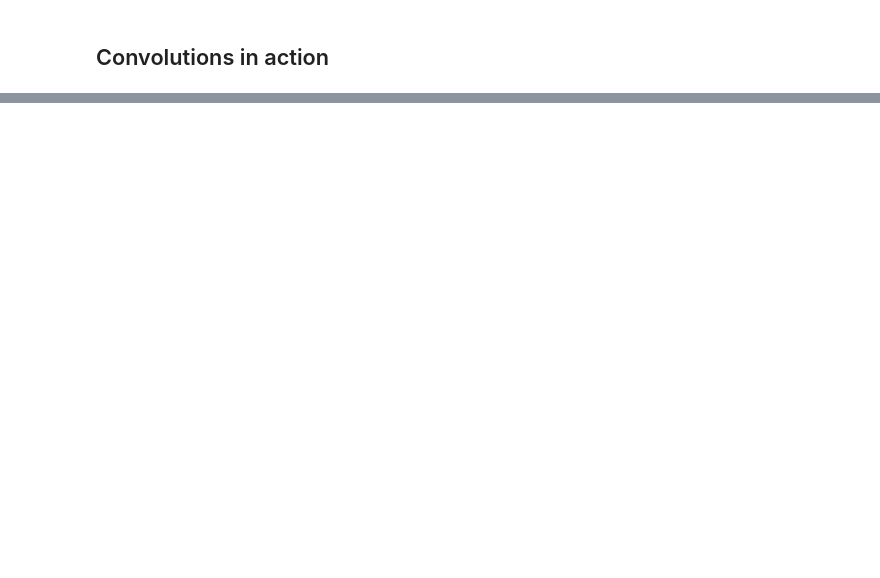
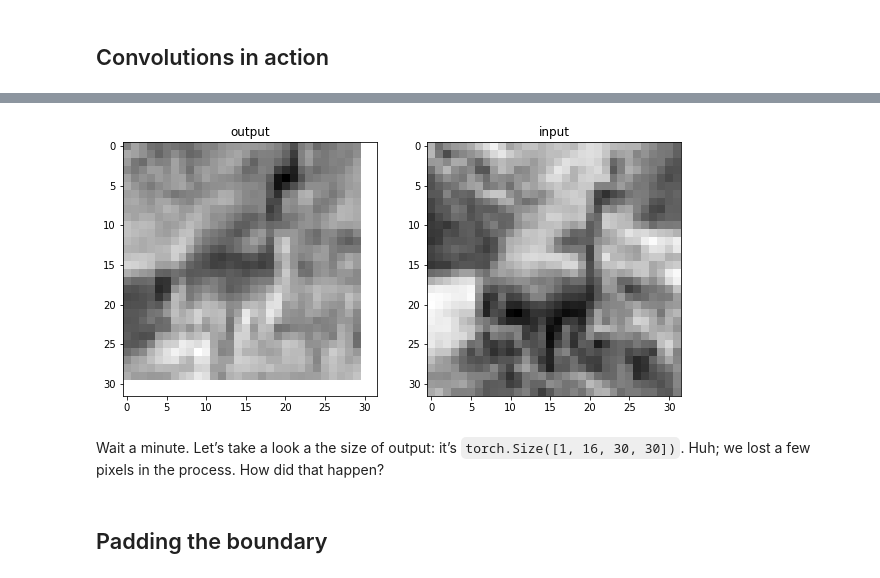
Before and after one commit to rahiakela/deep-learning-with-pytorch, a Jupyter notebook: 8-using-convolutions-to-generalize/1_convolutions_in_action.ipynb, the cells around one changed output, grey strips where cells are left out. Drawn from its saved outputs; the diff is of its cells as text; code cells hidden in the pictures; blank space fills up the shorter version.

```diff
--- a/8-using-convolutions-to-generalize/1_convolutions_in_action.ipynb
+++ b/8-using-convolutions-to-generalize/1_convolutions_in_action.ipynb
@@ -153,0 +200,16 @@ The key insight underlying the third point is that, with a convolution layer, th
+# %%
+plt.figure(figsize=(10, 4.8))
+ax1 = plt.subplot(1, 2, 1)
+plt.title('output')
+plt.imshow(output[0, 0].detach(), cmap='gray')
+plt.subplot(1, 2, 2, sharex=ax1, sharey=ax1)
+plt.imshow(img.mean(0), cmap='gray')
+plt.title('input')
+
+plt.show()
+# %% [output]
+[figure, added]
+# %% [markdown]
+Wait a minute. Let’s take a look a the size of output: it’s `torch.Size([1, 16, 30, 30])`. Huh; we lost a few pixels in the process. How did that happen?
+# %% [markdown]
+## Padding the boundary
```
Also changed, not shown: parts of 12 cells of this notebook.
